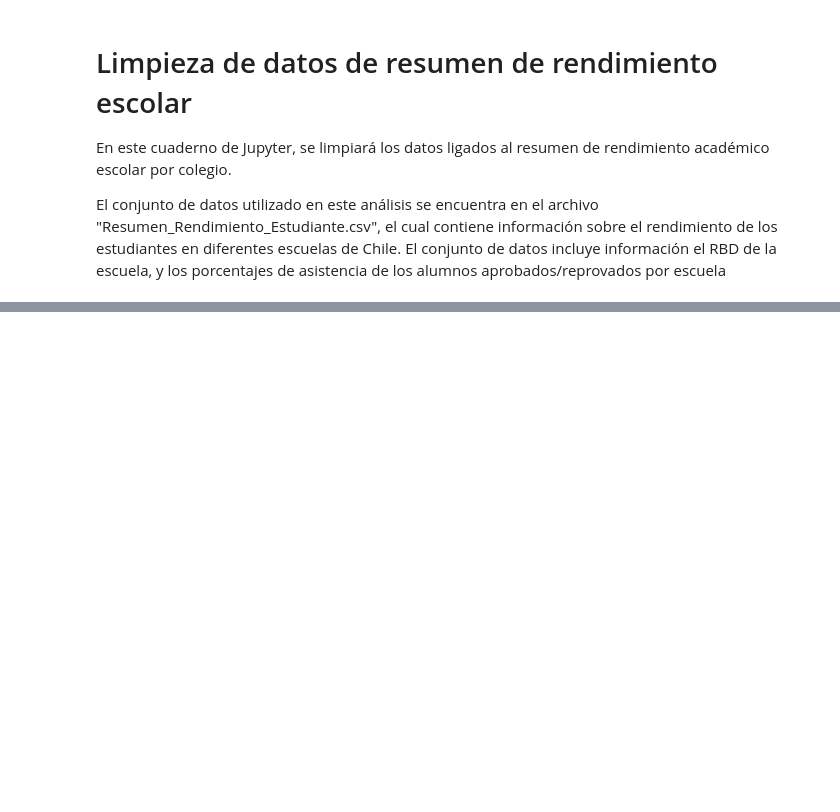
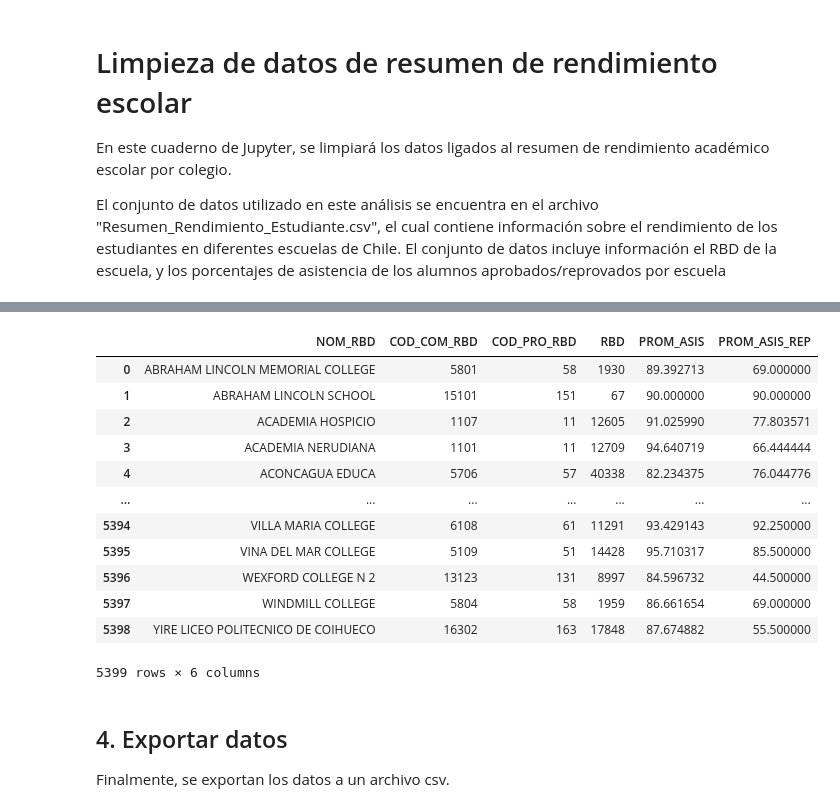
Before and after one commit to sofiafuentess/Proyecto-IMT2200-GRUPO-7, a Jupyter notebook: Limpieza/clean_resumen_rendimiento.ipynb, the cells around one changed output, grey strips where cells are left out. Cells and saved outputs as stored; diff of their text form; code cells hidden in the pictures; blank space fills up the shorter version.

```diff
--- a/Limpieza/clean_resumen_rendimiento.ipynb
+++ b/Limpieza/clean_resumen_rendimiento.ipynb
@@ -54,0 +43,12 @@ df.head()
+# %%
+# Asegura que no existan valores NaN o repetidos
+df.dropna(inplace=True)
+df.drop_duplicates(inplace=True)
+# %%
+# Eliminar filas con valores '0' en PROM_ASIS_REP6 y PROM_ASIS
+df = df[df['PROM_ASIS_REP'] != ' ']
+df = df[df['PROM_ASIS'] != ' ']
+# %%
+# Convertir columnas de tipo string a float
+df['PROM_ASIS_REP'] = df['PROM_ASIS_REP'].str.replace(',', '.').astype(float)
+df['PROM_ASIS'] = df['PROM_ASIS'].str.replace(',', '.').astype(float)
@@ -54,0 +81,27 @@ df.head()
+# %%
+colegio_mean = df.groupby(['NOM_RBD']).agg({
+    'COD_COM_RBD': 'first',
+    'COD_PRO_RBD': 'first',
+    'RBD': 'first',
+    'PROM_ASIS': 'mean',
+    'PROM_ASIS_REP': 'mean'
+}).reset_index()
+
+colegio_mean
+# %% [output]
+|  | NOM_RBD | COD_COM_RBD | COD_PRO_RBD | RBD | PROM_ASIS | PROM_ASIS_REP |
+| 0 | ABRAHAM LINCOLN MEMORIAL COLLEGE | 5801 | 58 | 1930 | 89.392713 | 69.000000 |
+| 1 | ABRAHAM LINCOLN SCHOOL | 15101 | 151 | 67 | 90.000000 | 90.000000 |
+| 2 | ACADEMIA HOSPICIO | 1107 | 11 | 12605 | 91.025990 | 77.803571 |
+| 3 | ACADEMIA NERUDIANA | 1101 | 11 | 12709 | 94.640719 | 66.444444 |
+| 4 | ACONCAGUA EDUCA | 5706 | 57 | 40338 | 82.234375 | 76.044776 |
+| ... | ... | ... | ... | ... | ... | ... |
+| 5394 | VILLA MARIA COLLEGE | 6108 | 61 | 11291 | 93.429143 | 92.250000 |
+| 5395 | VINA DEL MAR COLLEGE | 5109 | 51 | 14428 | 95.710317 | 85.500000 |
+| 5396 | WEXFORD COLLEGE N 2 | 13123 | 131 | 8997 | 84.596732 | 44.500000 |
+| 5397 | WINDMILL COLLEGE | 5804 | 58 | 1959 | 86.661654 | 69.000000 |
+| 5398 | YIRE LICEO POLITECNICO DE COIHUECO | 16302 | 163 | 17848 | 87.674882 | 55.500000 |
+5399 rows × 6 columns
+# %% [markdown]
+## 4. Exportar datos
+Finalmente, se exportan los datos a un archivo csv.
```
Also changed, not shown: parts of 8 cells of this notebook, 5 other files.
